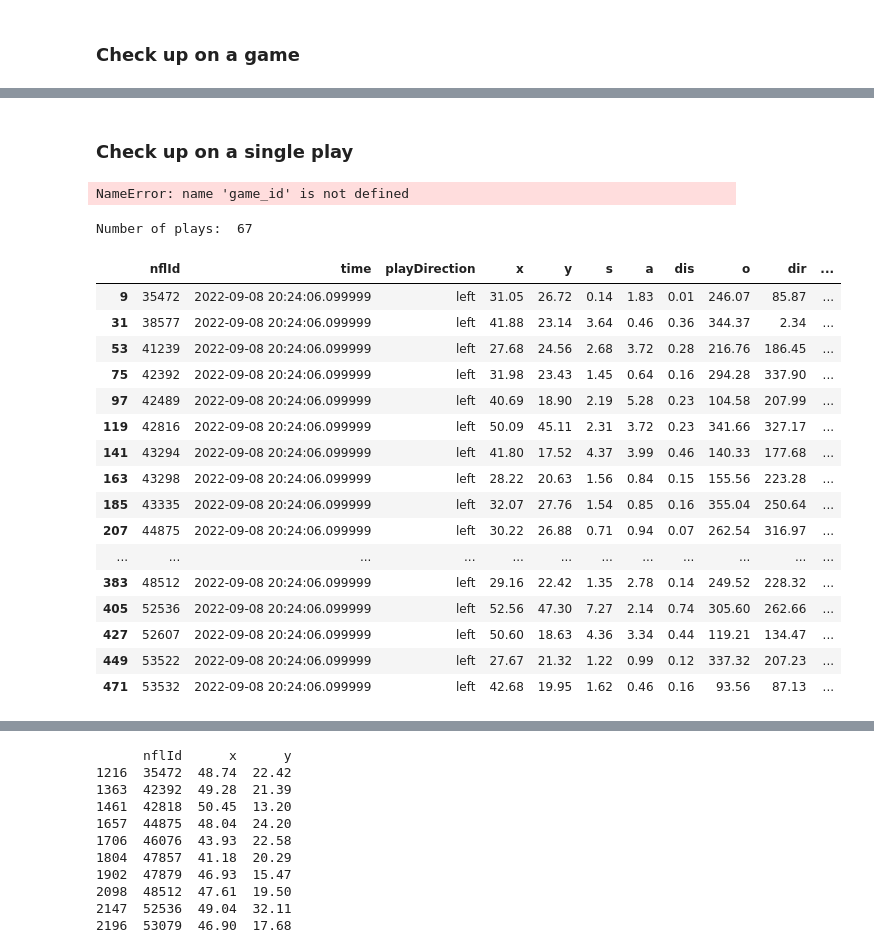
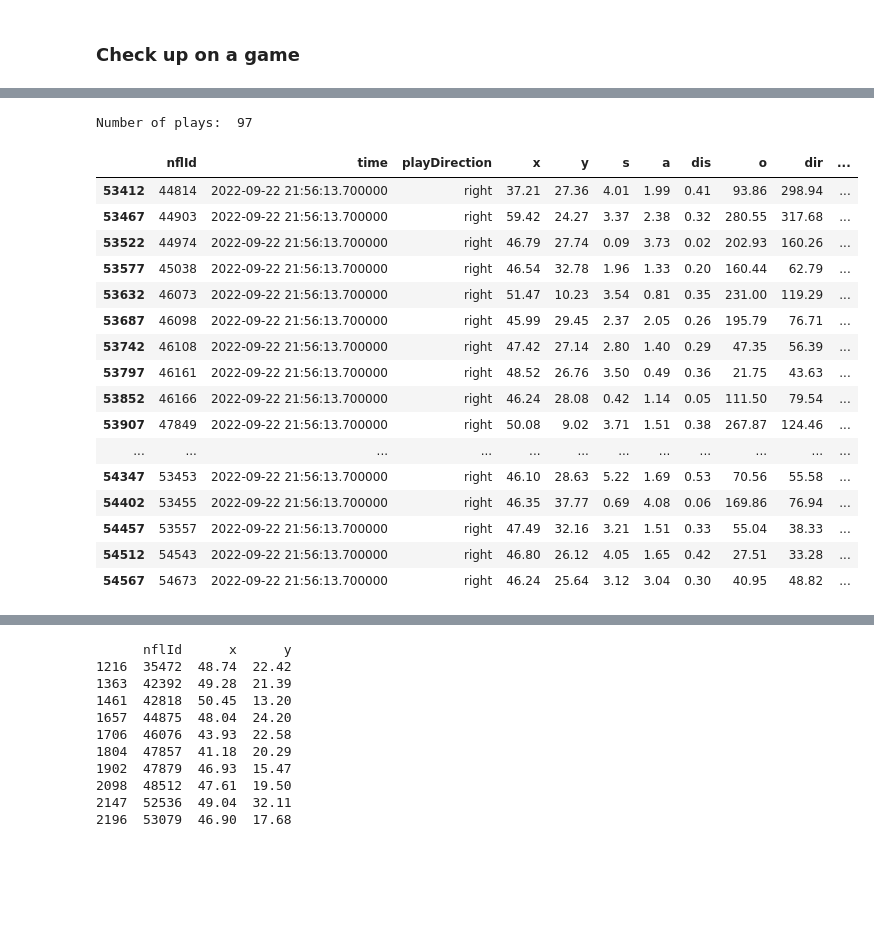
Before and after one commit to arham-habib/nfl-big-data-bowl-2024, a Jupyter notebook: voronoi_analysis_test.ipynb, the cells around one changed output, grey strips where cells are left out. Cells and saved outputs as stored; diff of their text form; code cells hidden in the pictures; blank space fills up the shorter version.

```diff
--- a/voronoi_analysis_test.ipynb
+++ b/voronoi_analysis_test.ipynb
@@ -664,41 +678,38 @@ KeyboardInterrupt:
-# %% [markdown]
-### Check up on a single play
-# %%
-play = 101 # FILL ME!
-result = NFLUtils.analyze_play_unparallelized(play, game_id, tracking_file, animation=True)
-# the animation and dataframe per play will show up in './games/{game_id}/{play}
-# %% [output]
-NameError: name 'game_id' is not defined
 # %%
-week_1_tracking_file = './data/tracking_week_1.csv'
+week_1_tracking_file = './data/tracking_week_3.csv'
 plays_file = './data/plays.csv'
-game_data = NFLUtils.load_game_data(week_1_tracking_file, plays_file, 2022090800)
-game_data_organized = NFLUtils.organize_game_data(game_data)
+
+valid_plays = pd.read_csv('./data/eval_frame_df.csv')
+valid_plays = valid_plays[valid_plays.gameId==2022092200]
+
+game_data = NFLUtils.load_game_data(week_1_tracking_file, plays_file, 2022092200)
+# print(game_data.head())
+game_data_organized = NFLUtils.organize_game_data(game_data, valid_plays)
 print("Number of plays: ", len(game_data_organized.keys()))
 # %% [output]
-Number of plays:  67
+Number of plays:  97
 # %%
 # format of the organized data:
-test_frame = game_data_organized[56][10]
+test_frame = game_data_organized[2156][30]
 test_frame
 # %% [output]
 |  | nflId | time | playDirection | x | y | s | a | dis | o | dir | ... |
-| 9 | 35472 | 2022-09-08 20:24:06.099999 | left | 31.05 | 26.72 | 0.14 | 1.83 | 0.01 | 246.07 | 85.87 | ... |
-| 31 | 38577 | 2022-09-08 20:24:06.099999 | left | 41.88 | 23.14 | 3.64 | 0.46 | 0.36 | 344.37 | 2.34 | ... |
-| 53 | 41239 | 2022-09-08 20:24:06.099999 | left | 27.68 | 24.56 | 2.68 | 3.72 | 0.28 | 216.76 | 186.45 | ... |
-| 75 | 42392 | 2022-09-08 20:24:06.099999 | left | 31.98 | 23.43 | 1.45 | 0.64 | 0.16 | 294.28 | 337.90 | ... |
-| 97 | 42489 | 2022-09-08 20:24:06.099999 | left | 40.69 | 18.90 | 2.19 | 5.28 | 0.23 | 104.58 | 207.99 | ... |
-| 119 | 42816 | 2022-09-08 20:24:06.099999 | left | 50.09 | 45.11 | 2.31 | 3.72 | 0.23 | 341.66 | 327.17 | ... |
-| 141 | 43294 | 2022-09-08 20:24:06.099999 | left | 41.80 | 17.52 | 4.37 | 3.99 | 0.46 | 140.33 | 177.68 | ... |
-| 163 | 43298 | 2022-09-08 20:24:06.099999 | left | 28.22 | 20.63 | 1.56 | 0.84 | 0.15 | 155.56 | 223.28 | ... |
-| 185 | 43335 | 2022-09-08 20:24:06.099999 | left | 32.07 | 27.76 | 1.54 | 0.85 | 0.16 | 355.04 | 250.64 | ... |
-| 207 | 44875 | 2022-09-08 20:24:06.099999 | left | 30.22 | 26.88 | 0.71 | 0.94 | 0.07 | 262.54 | 316.97 | ... |
+| 53412 | 44814 | 2022-09-22 21:56:13.700000 | right | 37.21 | 27.36 | 4.01 | 1.99 | 0.41 | 93.86 | 298.94 | ... |
+| 53467 | 44903 | 2022-09-22 21:56:13.700000 | right | 59.42 | 24.27 | 3.37 | 2.38 | 0.32 | 280.55 | 317.68 | ... |
+| 53522 | 44974 | 2022-09-22 21:56:13.700000 | right | 46.79 | 27.74 | 0.09 | 3.73 | 0.02 | 202.93 | 160.26 | ... |
+| 53577 | 45038 | 2022-09-22 21:56:13.700000 | right | 46.54 | 32.78 | 1.96 | 1.33 | 0.20 | 160.44 | 62.79 | ... |
+| 53632 | 46073 | 2022-09-22 21:56:13.700000 | right | 51.47 | 10.23 | 3.54 | 0.81 | 0.35 | 231.00 | 119.29 | ... |
+| 53687 | 46098 | 2022-09-22 21:56:13.700000 | right | 45.99 | 29.45 | 2.37 | 2.05 | 0.26 | 195.79 | 76.71 | ... |
+| 53742 | 46108 | 2022-09-22 21:56:13.700000 | right | 47.42 | 27.14 | 2.80 | 1.40 | 0.29 | 47.35 | 56.39 | ... |
+| 53797 | 46161 | 2022-09-22 21:56:13.700000 | right | 48.52 | 26.76 | 3.50 | 0.49 | 0.36 | 21.75 | 43.63 | ... |
+| 53852 | 46166 | 2022-09-22 21:56:13.700000 | right | 46.24 | 28.08 | 0.42 | 1.14 | 0.05 | 111.50 | 79.54 | ... |
+| 53907 | 47849 | 2022-09-22 21:56:13.700000 | right | 50.08 | 9.02 | 3.71 | 1.51 | 0.38 | 267.87 | 124.46 | ... |
 | ... | ... | ... | ... | ... | ... | ... | ... | ... | ... | ... | ... |
-| 383 | 48512 | 2022-09-08 20:24:06.099999 | left | 29.16 | 22.42 | 1.35 | 2.78 | 0.14 | 249.52 | 228.32 | ... |
-| 405 | 52536 | 2022-09-08 20:24:06.099999 | left | 52.56 | 47.30 | 7.27 | 2.14 | 0.74 | 305.60 | 262.66 | ... |
-| 427 | 52607 | 2022-09-08 20:24:06.099999 | left | 50.60 | 18.63 | 4.36 | 3.34 | 0.44 | 119.21 | 134.47 | ... |
-| 449 | 53522 | 2022-09-08 20:24:06.099999 | left | 27.67 | 21.32 | 1.22 | 0.99 | 0.12 | 337.32 | 207.23 | ... |
-| 471 | 53532 | 2022-09-08 20:24:06.099999 | left | 42.68 | 19.95 | 1.62 | 0.46 | 0.16 | 93.56 | 87.13 | ... |
+| 54347 | 53453 | 2022-09-22 21:56:13.700000 | right | 46.10 | 28.63 | 5.22 | 1.69 | 0.53 | 70.56 | 55.58 | ... |
+| 54402 | 53455 | 2022-09-22 21:56:13.700000 | right | 46.35 | 37.77 | 0.69 | 4.08 | 0.06 | 169.86 | 76.94 | ... |
+| 54457 | 53557 | 2022-09-22 21:56:13.700000 | right | 47.49 | 32.16 | 3.21 | 1.51 | 0.33 | 55.04 | 38.33 | ... |
+| 54512 | 54543 | 2022-09-22 21:56:13.700000 | right | 46.80 | 26.12 | 4.05 | 1.65 | 0.42 | 27.51 | 33.28 | ... |
+| 54567 | 54673 | 2022-09-22 21:56:13.700000 | right | 46.24 | 25.64 | 3.12 | 3.04 | 0.30 | 40.95 | 48.82 | ... |
 # %%
 NFLUtils.tackle_percentage_contribution_per_frame(test_frame)
 # %% [output]
```
Also changed, not shown: parts of 4 cells of this notebook, 1 other file.
